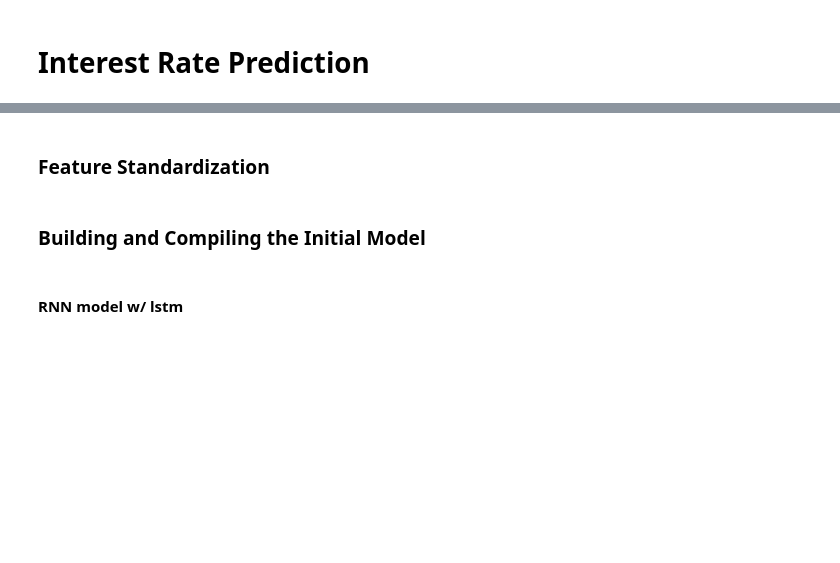
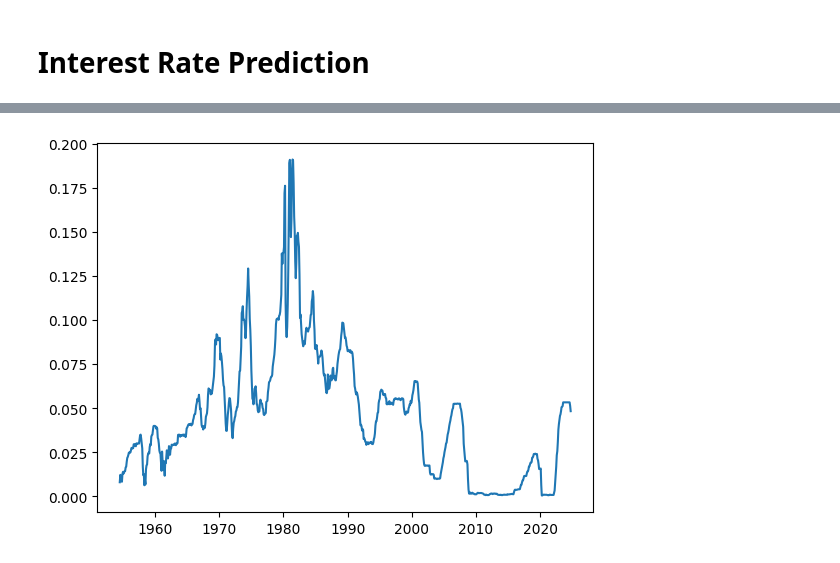
Before and after one commit to LauraAllObe/InterestRatesWithDL, a Jupyter notebook: interestRatePrediction.ipynb, the cells around one changed output, grey strips where cells are left out. Saved outputs shown, nothing was run; the diff lists cells and outputs as text; code cells hidden in the pictures; blank space fills up the shorter version.

```diff
--- a/interestRatePrediction.ipynb
+++ b/interestRatePrediction.ipynb
@@ -41,24 +33,0 @@ None
-# %%
-# Data preprocessing
-# Convert date to datetime format and filter for relevant data
-data['DATE'] = pd.to_datetime(data['DATE'])
-data = data.set_index('DATE')
-
-# Remove rows with missing values
-data = data.dropna()
-
-# Feature engineering
-# Use lagged interest rates as features
-data['Lag_1'] = data['FEDFUNDS'].shift(1)
-data['Lag_2'] = data['FEDFUNDS'].shift(2)
-data['Lag_3'] = data['FEDFUNDS'].shift(3)
-data = data.dropna()
-
-# Define input features (X) and target variable (y)
-X = data[['Lag_1', 'Lag_2', 'Lag_3']]
-y = data['FEDFUNDS']
-
-# Split the data into training and testing sets
-X_train, X_test, y_train, y_test = train_test_split(X, y, test_size=0.2, random_state=42)
-# %% [markdown]
-### Feature Standardization
@@ -70,14 +34,5 @@ X_test_scaled = scaler.transform(X_test)
-# %% [markdown]
-### Building and Compiling the Initial Model
-# %% [markdown]
-#### RNN model w/ lstm
-# %%
-# Data preprocessing
-data = pd.read_csv("FEDFUNDS.csv")
-
-# normalize percentages to [0, 1]
-data['FEDFUNDS'] = data['FEDFUNDS'] / 100
-
-# combine into one dataframe
-data['DATE'] = pd.to_datetime(data['DATE'])
-data = data.set_index('DATE')
+# %%
+plt.plot(data)
+plt.show()
+# %% [output]
+[figure, added]
```
Also changed, not shown: parts of 20 cells of this notebook.
